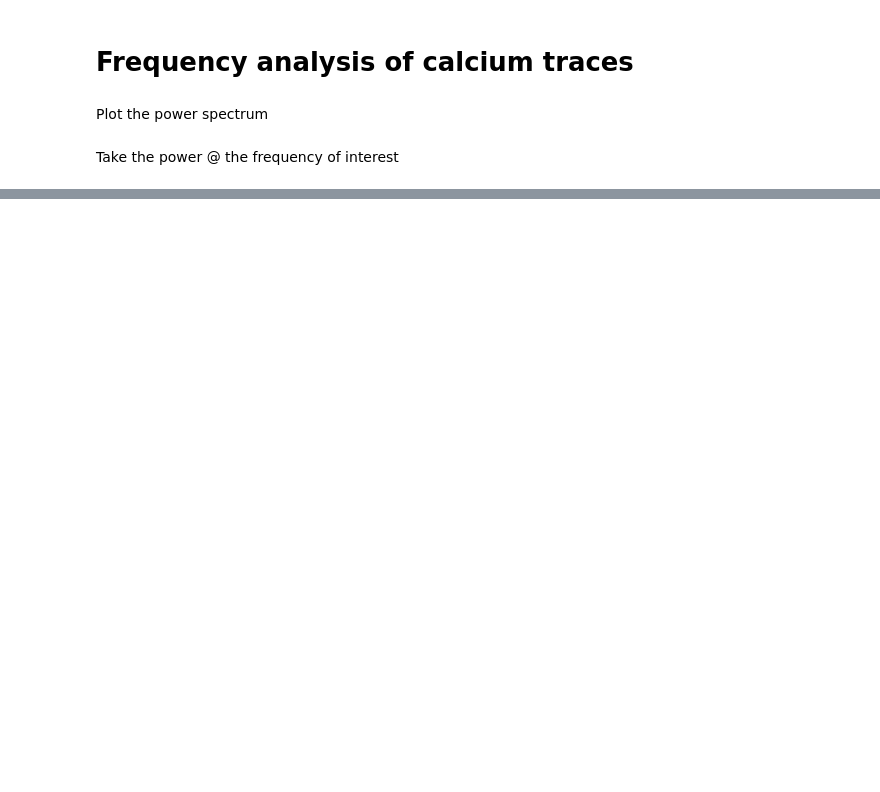
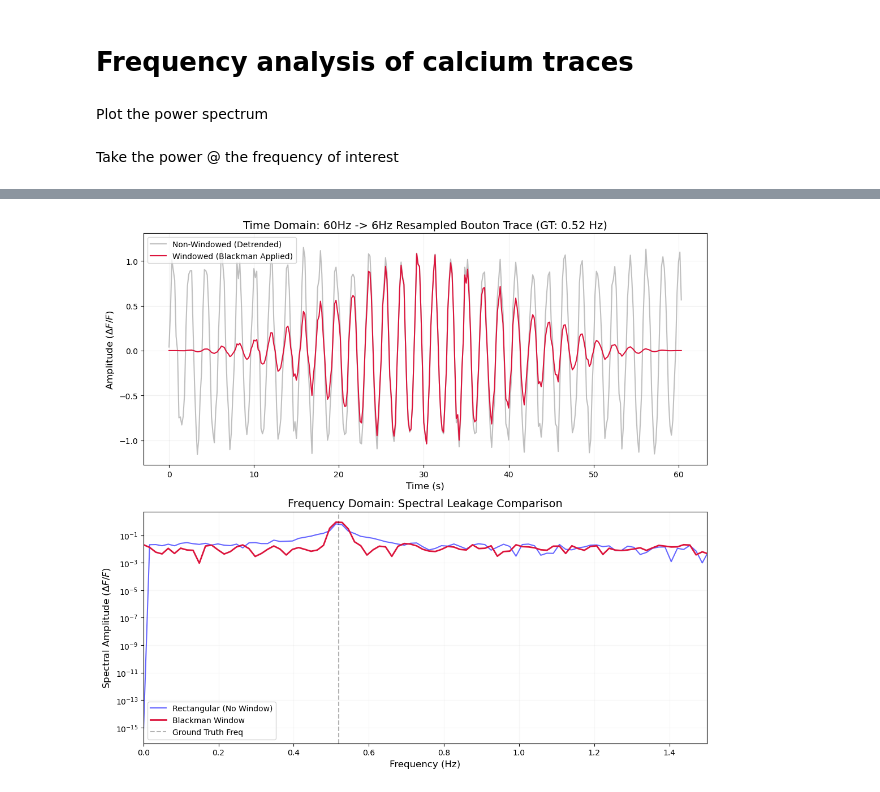
Before and after one commit to fmi-basel/CaImagingTest, a Jupyter notebook: HS_freq_analysis.ipynb, the cells around one changed output, grey strips where cells are left out. Saved outputs shown, nothing was run; the diff lists cells and outputs as text; code cells hidden in the pictures; blank space fills up the shorter version.

```diff
--- a/HS_freq_analysis.ipynb
+++ b/HS_freq_analysis.ipynb
@@ -66,0 +149,63 @@ power_at_hz = amplitude_spectrum[req_idx]
+# %%
+
+
+def compare_windowing_test():
+    # 1. Setup Parameters
+    fs = 6.0
+    duration = 60.5 # Fractional duration to force spectral leakage
+    N = int(fs * duration)
+    t = np.arange(N) / fs
+
+    gt_freq = 0.52 # Off-bin frequency to show leakage
+    gt_amp = 1.0
+
+    # 2. Synthetic Trace (Sine + low noise + drift)
+    clean_sine = gt_amp * np.sin(2 * np.pi * gt_freq * t)
+    input_trace = clean_sine + np.random.normal(0, 0.1, N) + np.linspace(0, 1, N)
+
+    # 3. Processing Pipeline
+    trace_processed = detrend(input_trace)
+    xf = rfftfreq(N, 1/fs)
+
+    # --- NO WINDOW (Rectangular) ---
+    yf_none = rfft(trace_processed)
+    # Normalization for Rectangular is 2/N
+    amp_none = (2.0 / N) * np.abs(yf_none)
+
+    # --- WITH WINDOW (Blackman) ---
+    w = blackman(N)
+    yf_wind = rfft(trace_processed * w)
+    # Normalization for Windowed is 2/sum(w)
+    amp_wind = (2.0 / np.sum(w)) * np.abs(yf_wind)
+
+    # --- Visualization ---
+    fig, axes = plt.subplots(2, 1, figsize=(11, 10))
+
+    # Top: Time Domain comparison
+    axes[0].plot(t, trace_processed, color='gray', alpha=0.5, label='Non-Windowed (Detrended)')
+    axes[0].plot(t, trace_processed * w, color='crimson', label='Windowed (Blackman Applied)')
+    axes[0].set_title(f"Time Domain: 60Hz -> 6Hz Resampled Bouton Trace (GT: {gt_freq} Hz)", fontsize=14)
+    axes[0].set_xlabel("Time (s)", fontsize=12)
+    axes[0].set_ylabel("Amplitude ($\Delta F/F$)", fontsize=12)
+    axes[0].legend()
+    axes[0].grid(True, alpha=0.2)
+
+    # Bottom: Frequency Domain comparison
+    axes[1].plot(xf, amp_none, color='blue', alpha=0.6, label='Rectangular (No Window)')
+    axes[1].plot(xf, amp_wind, color='crimson', linewidth=2, label='Blackman Window')
+    axes[1].axvline(gt_freq, color='black', linestyle='--', alpha=0.3, label='Ground Truth Freq')
+
+    axes[1].set_title("Frequency Domain: Spectral Leakage Comparison", fontsize=14)
+    axes[1].set_xlabel("Frequency (Hz)", fontsize=12)
+    axes[1].set_ylabel("Spectral Amplitude ($\Delta F/F$)", fontsize=12)
+    axes[1].set_xlim(0, 1.5)
+    axes[1].set_yscale('log') # Log scale makes leakage (sidelobes) very visible
+    axes[1].legend()
+    axes[1].grid(True, which="both", ls="-", alpha=0.1)
+
+    plt.tight_layout()
+    plt.show()
+
+compare_windowing_test()
+# %% [output]
+[figure, added]
```
Also changed, not shown: parts of 3 cells of this notebook.
